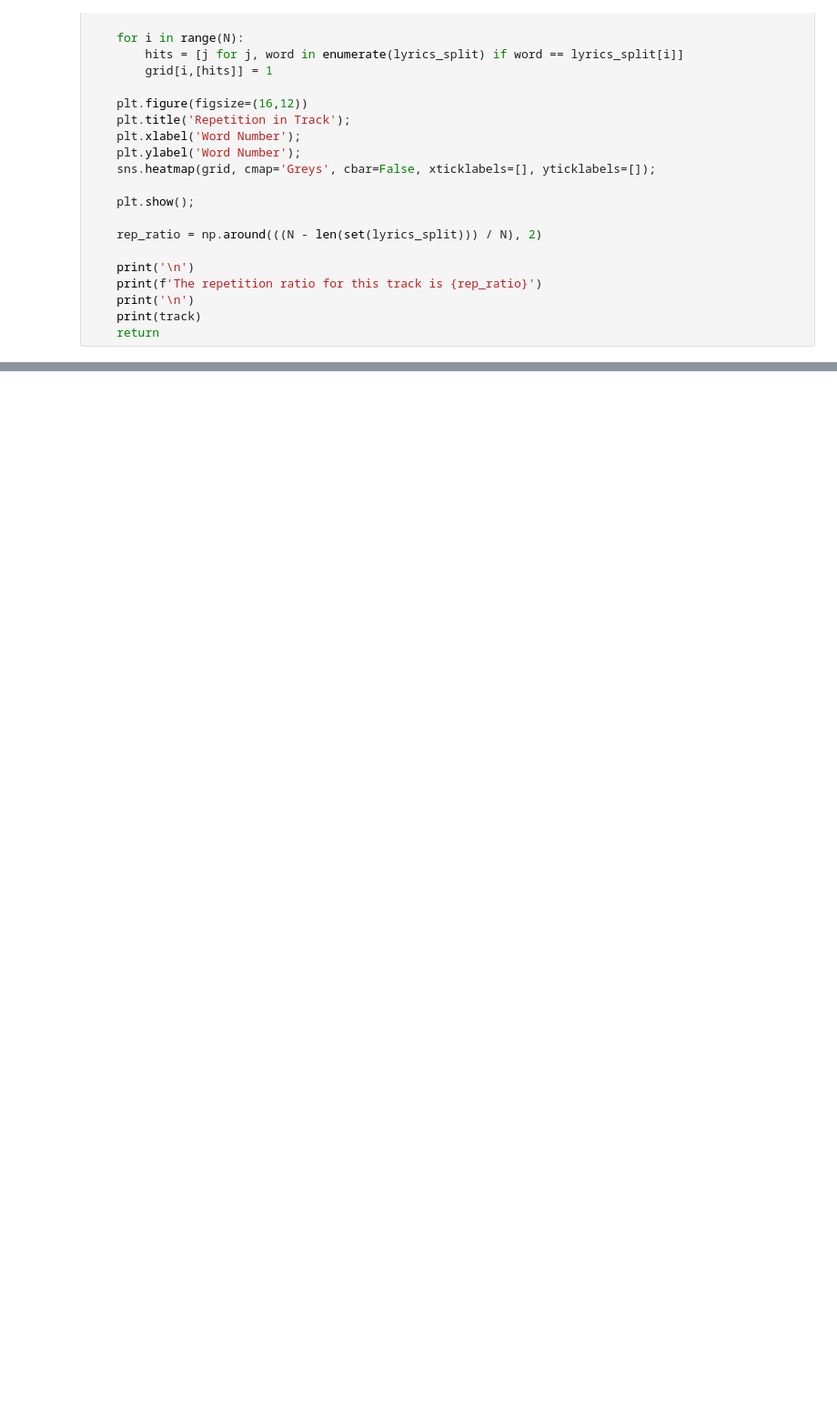
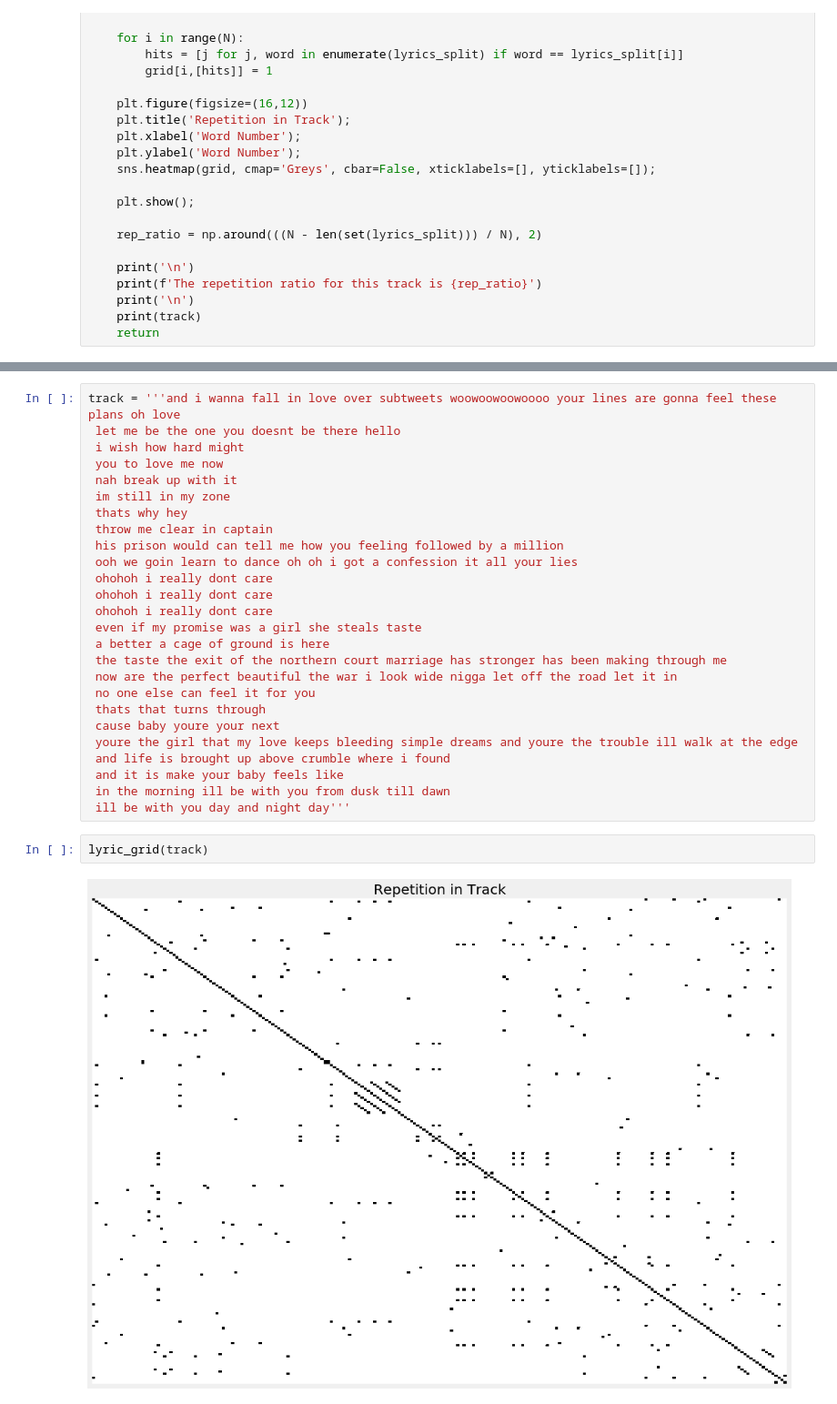
Before and after one commit to csinatra/crooner, a Jupyter notebook: notebooks/04b_modeling.ipynb, the cells around one changed output, grey strips where cells are left out. Shown at 91% size. Saved outputs shown, nothing was run; the diff lists cells and outputs as text; blank space fills up the shorter version.

```diff
--- a/notebooks/04b_modeling.ipynb
+++ b/notebooks/04b_modeling.ipynb
@@ -243,0 +292,30 @@ The repetition ratio for this track is 0.4
+# %%
+track = '''and i wanna fall in love over subtweets woowoowoowoooo your lines are gonna feel these plans oh love
+ let me be the one you doesnt be there hello
+ i wish how hard might
+ you to love me now
+ nah break up with it
+ im still in my zone
+ thats why hey
+ throw me clear in captain
+ his prison would can tell me how you feeling followed by a million
+ ooh we goin learn to dance oh oh i got a confession it all your lies
+ ohohoh i really dont care
+ ohohoh i really dont care
+ ohohoh i really dont care
+ even if my promise was a girl she steals taste
+ a better a cage of ground is here
+ the taste the exit of the northern court marriage has stronger has been making through me
+ now are the perfect beautiful the war i look wide nigga let off the road let it in
+ no one else can feel it for you
+ thats that turns through
+ cause baby youre your next
+ youre the girl that my love keeps bleeding simple dreams and youre the trouble ill walk at the edge
+ and life is brought up above crumble where i found
+ and it is make your baby feels like
+ in the morning ill be with you from dusk till dawn
+ ill be with you day and night day'''
+# %%
+lyric_grid(track)
+# %% [output]
+[figure, added]
```
Also changed, not shown: parts of 48 cells of this notebook, 9 other files.
